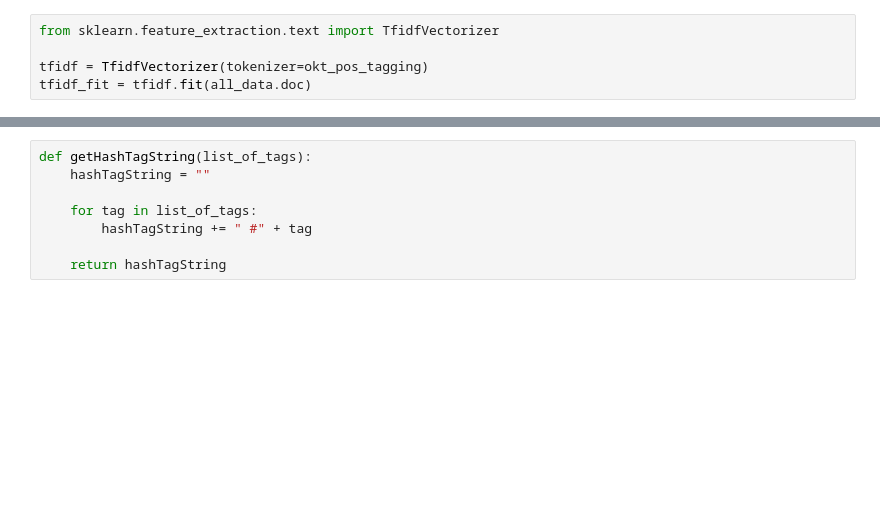
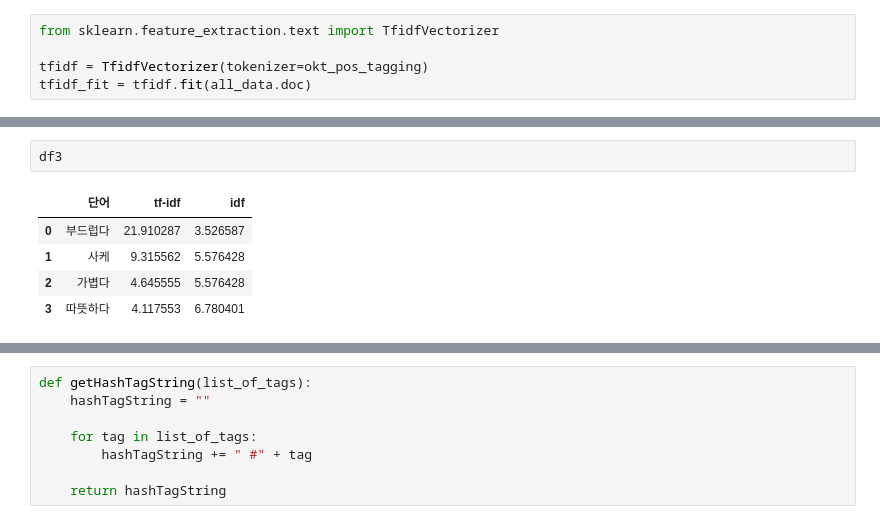
Before and after one commit to JJongSSu/Study, a Jupyter notebook: Teamproject/second/hashtag/해시태그.ipynb, the cells around one changed output, grey strips where cells are left out. Drawn from its saved outputs; the diff is of its cells as text; blank space fills up the shorter version.

```diff
--- a/Teamproject/second/hashtag/해시태그.ipynb
+++ b/Teamproject/second/hashtag/해시태그.ipynb
@@ -221,0 +218,8 @@ df2
+# %%
+df3
+# %% [output]
+|  | 단어 | tf-idf | idf |
+| 0 | 부드럽다 | 21.910287 | 3.526587 |
+| 1 | 사케 | 9.315562 | 5.576428 |
+| 2 | 가볍다 | 4.645555 | 5.576428 |
+| 3 | 따뜻하다 | 4.117553 | 6.780401 |
```
Also changed, not shown: parts of 24 cells of this notebook, 31 other files.
